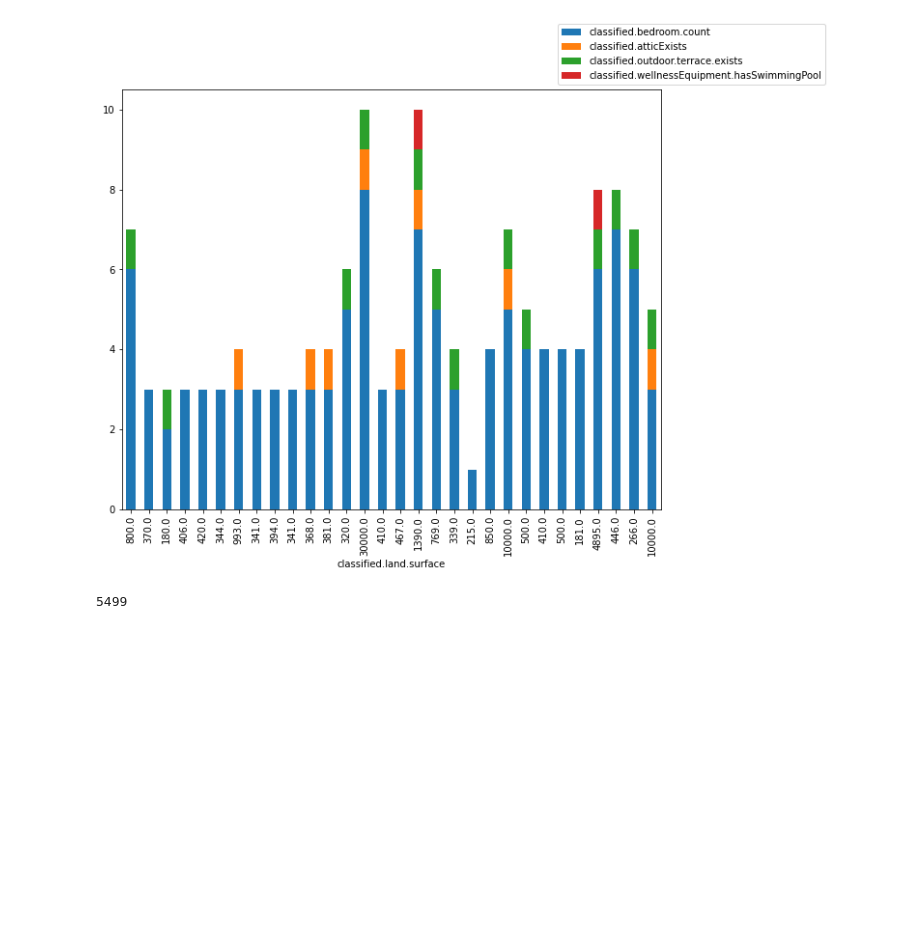
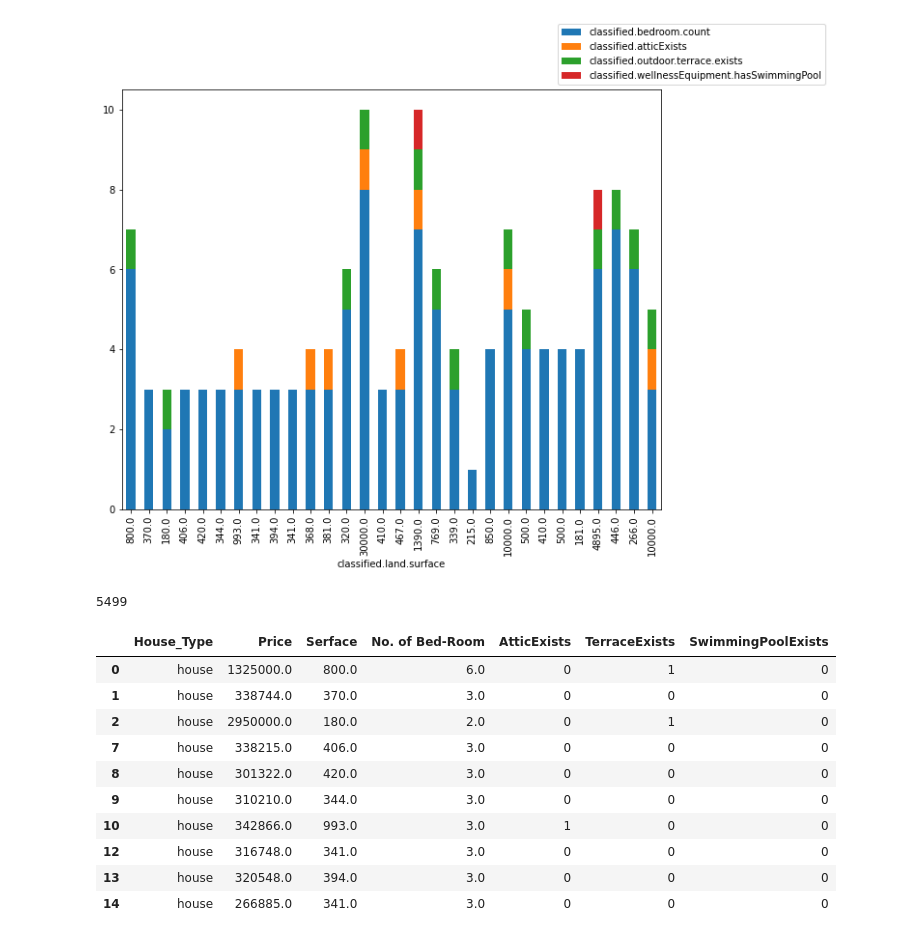
Before and after one commit to MousumiAria/ImmoEliza_HousePricePrediction, a Jupyter notebook: Data_Cleaning.ipynb, the cells around one changed output. Drawn from its saved outputs; the diff is of its cells as text; code cells hidden in the pictures; blank space fills up the shorter version.

```diff
--- a/Data_Cleaning.ipynb
+++ b/Data_Cleaning.ipynb
@@ -323,4 +332,26 @@ plt.show()
 len(New_Immo)
 # %% [output]
 5499
+# %%
+ New_Immo = New_Immo.rename(columns={'classified.subtype':'House_Type',
+                                    'classified.price':'Price',
+                                    'classified.land.surface':'Serface',
+                                  'classified.bedroom.count':  'No. of Bed-Room',
+                                   'classified.atticExists' :  'AtticExists',
+                                  'classified.outdoor.terrace.exists': 'TerraceExists',
+                                  'classified.wellnessEquipment.hasSwimmingPool' :  'SwimmingPoolExists'})
+# %%
+ New_Immo.head(10)
+# %% [output]
+|  | House_Type | Price | Serface | No. of Bed-Room | AtticExists | TerraceExists | SwimmingPoolExists |
+| 0 | house | 1325000.0 | 800.0 | 6.0 | 0 | 1 | 0 |
+| 1 | house | 338744.0 | 370.0 | 3.0 | 0 | 0 | 0 |
+| 2 | house | 2950000.0 | 180.0 | 2.0 | 0 | 1 | 0 |
+| 7 | house | 338215.0 | 406.0 | 3.0 | 0 | 0 | 0 |
+| 8 | house | 301322.0 | 420.0 | 3.0 | 0 | 0 | 0 |
+| 9 | house | 310210.0 | 344.0 | 3.0 | 0 | 0 | 0 |
+| 10 | house | 342866.0 | 993.0 | 3.0 | 1 | 0 | 0 |
+| 12 | house | 316748.0 | 341.0 | 3.0 | 0 | 0 | 0 |
+| 13 | house | 320548.0 | 394.0 | 3.0 | 0 | 0 | 0 |
+| 14 | house | 266885.0 | 341.0 | 3.0 | 0 | 0 | 0 |
 # %%
```
Also changed, not shown: parts of 6 cells of this notebook, 8 other files.
